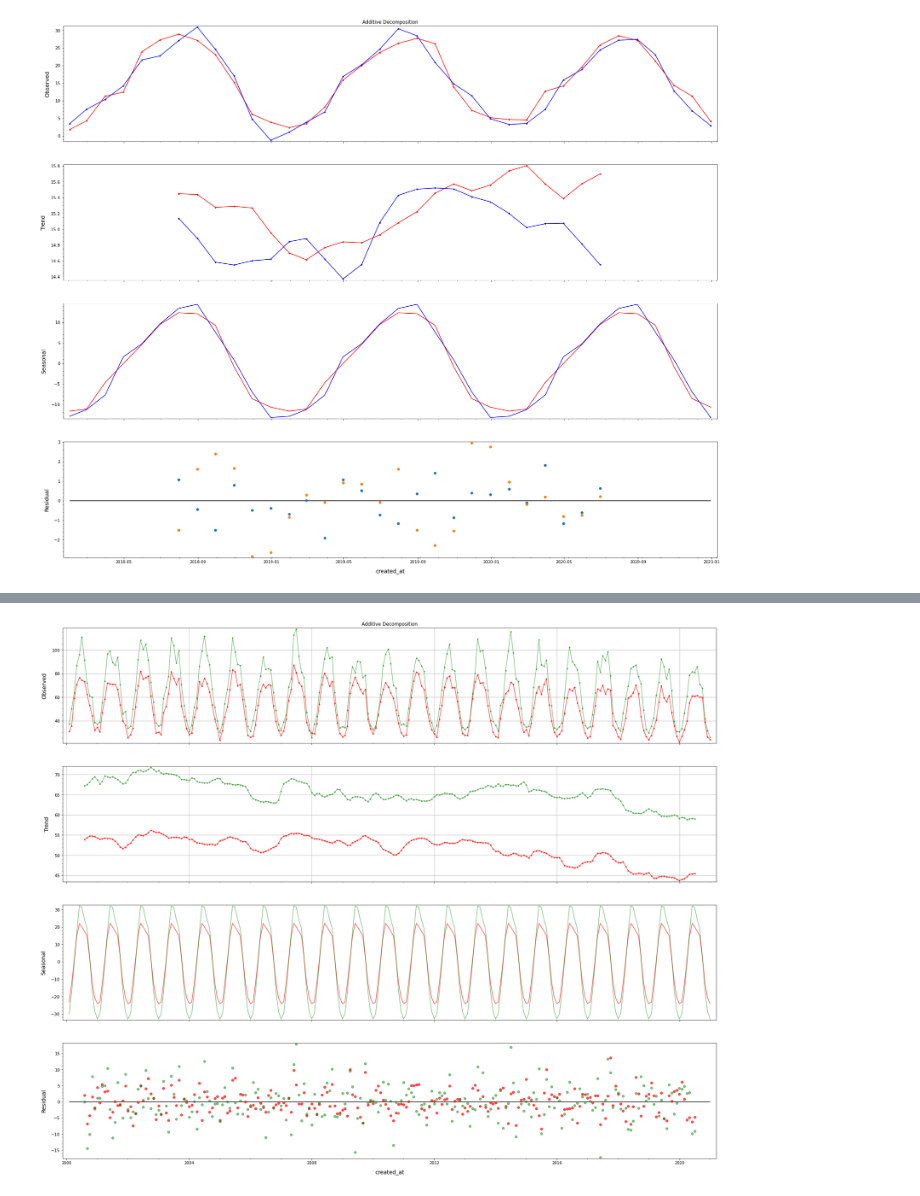
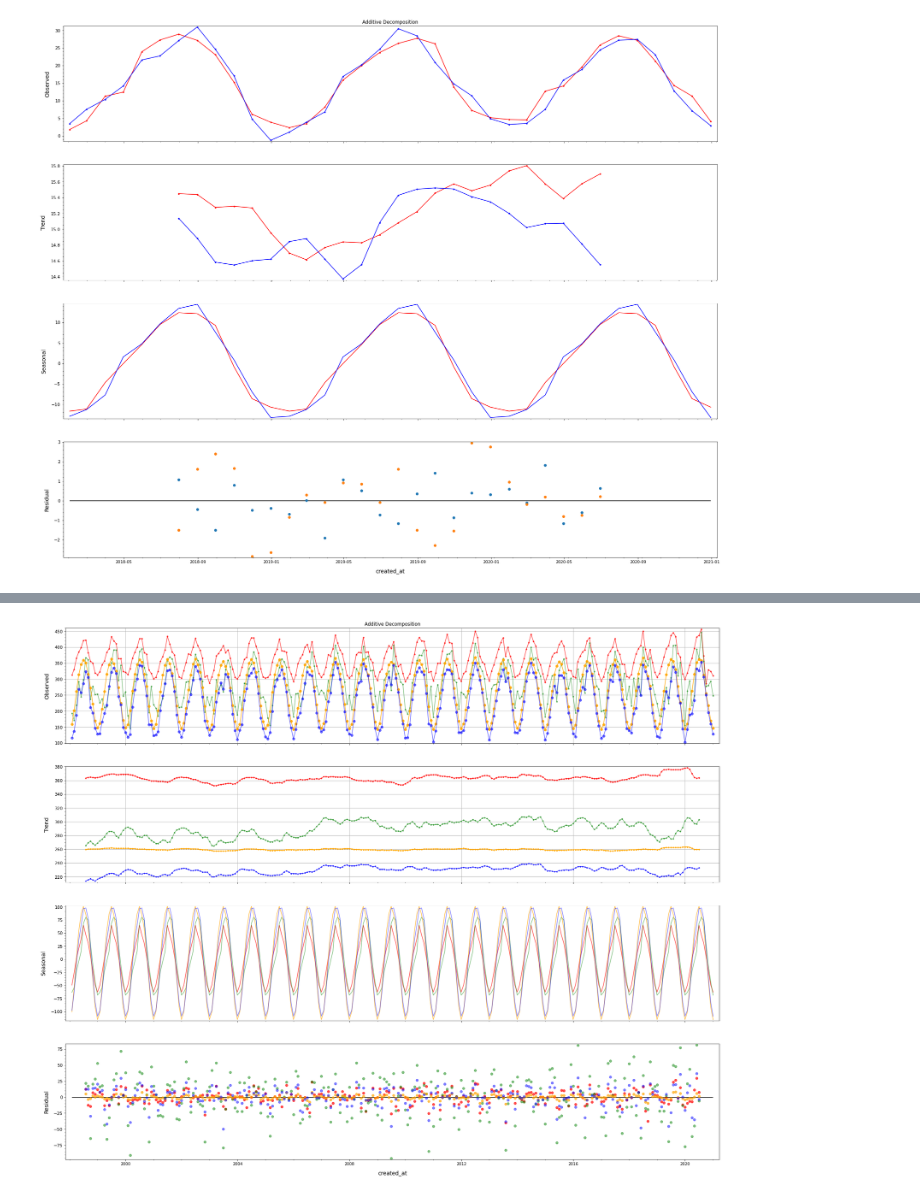
Before and after one commit to gamyers/solar-697, a Jupyter notebook: gm/notebooks/ts_decomposition.ipynb, the cells around one changed output, grey strips where cells are left out. Drawn from its saved outputs; the diff is of its cells as text; code cells hidden in the pictures.

```diff
--- a/gm/notebooks/ts_decomposition.ipynb
+++ b/gm/notebooks/ts_decomposition.ipynb
@@ -46,12 +56,14 @@ logger.info(f"variables: {cfg_vars}\n")
 years = configs["request_years"]
 logger.info(f"years: {years}\n")
 
-db_path = configs["file_locations"]["db_path"]
+db_path = configs["file_paths"]["db_path"]
+
 city = configs["location_info"]["city"]
 state = configs["location_info"]["state"]
 db_file = city + "-" + state + ".db"
-db_table1 = configs["file_locations"]["db_table1"]
-db_table2 = configs["file_locations"]["db_table2"]
+
+db_table1 = configs["table_names"]["db_table1"]
+db_table2 = configs["table_names"]["db_table2"]
 
 logger.info(f"{db_path}, {db_file}")
 
@@ -196,14 +227,14 @@ df_.head(1)
 # %%
 period=12
 
-feature_a = "Clearsky_DHI" # "Relative_Humidity"  # "Temperature"  # "GHI"
+feature_a = "Clearsky_DNI"
 decomp_a= seasonal_decompose(df_[feature_a], model="additive", period=period)
 
-feature_b = "DHI" # "Temperature"  # "Relative_Humidity" # "GHI"
+feature_b = "DNI"
 decomp_b = seasonal_decompose(df_[feature_b], model="additive", period=period)
 
-feature_c = "Clearsky_GHI" # "Relative_Humidity"  # "Temperature"  # "GHI"
+feature_c = "Clearsky_GHI"
 decomp_c = seasonal_decompose(df_[feature_c], model="additive", period=period)
 
-feature_d = "GHI" # "Temperature"  # "Relative_Humidity" # "GHI"
+feature_d = "GHI"
 decomp_d = seasonal_decompose(df_[feature_d], model="additive", period=period)
@@ -210,42 +316,42 @@ decomp_d = seasonal_decompose(df_[feature_d], model="additive", period=period)
 # %%
 fig, ax = plt.subplots(4, sharex=True)
 ax[0].set_title("Additive Decomposition")
 
 ax[0].plot(decomp_a.observed.index, decomp_a.observed, '.-', color='red', alpha=.7)
 ax[0].plot(decomp_b.observed.index, decomp_b.observed, '.-', color='green', alpha=.5)
-# ax[0].plot(decomp_c.observed.index, decomp_c.observed, 'o-', color='orange', alpha=.9)
-# ax[0].plot(decomp_d.observed.index, decomp_d.observed, 'o-', color='blue', alpha=.6)
+ax[0].plot(decomp_c.observed.index, decomp_c.observed, 'o-', color='orange', alpha=.9)
+ax[0].plot(decomp_d.observed.index, decomp_d.observed, 'o-', color='blue', alpha=.6)
 ax[0].minorticks_on()
 ax[0].grid()
 ax[0].set(ylabel="Observed")
 
 ax[1].plot(decomp_a.trend.index, decomp_a.trend, '.-', color='red', alpha=.7)
 ax[1].plot(decomp_b.trend.index, decomp_b.trend, '.-', color='green', alpha=.5)
-# ax[1].plot(decomp_c.trend.index, decomp_c.trend, '.-', color='orange', alpha=.9)
-# ax[1].plot(decomp_d.trend.index, decomp_d.trend, '.-', color='blue', alpha=.6)
+ax[1].plot(decomp_c.trend.index, decomp_c.trend, '.-', color='orange', alpha=.9)
+ax[1].plot(decomp_d.trend.index, decomp_d.trend, '.-', color='blue', alpha=.6)
 ax[1].minorticks_on()
 ax[1].grid()
 ax[1].set(ylabel="Trend")
 
 ax[2].plot(decomp_a.seasonal.index, decomp_a.seasonal, color='red', alpha=.7)
 ax[2].plot(decomp_b.seasonal.index, decomp_b.seasonal, color='green', alpha=.5)
-# ax[2].plot(decomp_c.seasonal.index, decomp_c.seasonal, color='orange', alpha=.7)
-# ax[2].plot(decomp_d.seasonal.index, decomp_d.seasonal, color='blue', alpha=.5)
+ax[2].plot(decomp_c.seasonal.index, decomp_c.seasonal, color='orange', alpha=.7)
+ax[2].plot(decomp_d.seasonal.index, decomp_d.seasonal, color='blue', alpha=.5)
 ax[2].minorticks_on()
 ax[2].set(ylabel="Seasonal")
 
 
 ax[3].plot(decomp_a.resid.index, decomp_a.resid, "o", color='red', alpha=.7)
 ax[3].plot(decomp_b.resid.index, decomp_b.resid, "o", color='green', alpha=.5)
-# ax[3].plot(decomp_c.resid.index, decomp_c.resid, "o", color='orange', alpha=.7)
-# ax[3].plot(decomp_d.resid.index, decomp_d.resid, "o", color='blue', alpha=.5)
+ax[3].plot(decomp_c.resid.index, decomp_c.resid, "o", color='orange', alpha=.7)
+ax[3].plot(decomp_d.resid.index, decomp_d.resid, "o", color='blue', alpha=.5)
 ax[3].hlines(0, xmin=min(decomp_a.resid.index), xmax=max(decomp_a.resid.index), colors="black")
 ax[3].minorticks_on()
 ax[3].set(xlabel="created_at", ylabel="Residual")
 
 plt.show()
 # %% [output]
-[figure, old version]
+[figure, new version]
 # %%
 period=12
 
```
Also changed, not shown: parts of 10 cells of this notebook, 9 other files.
